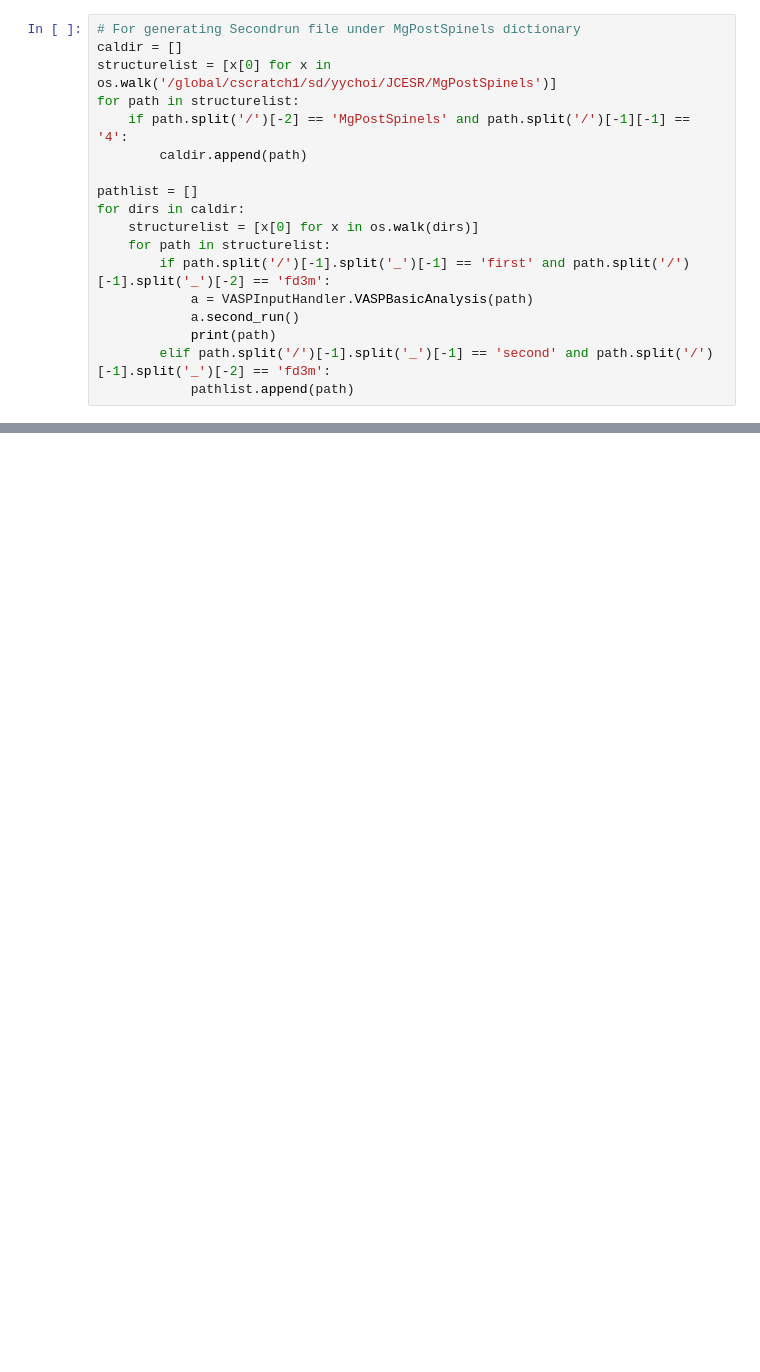
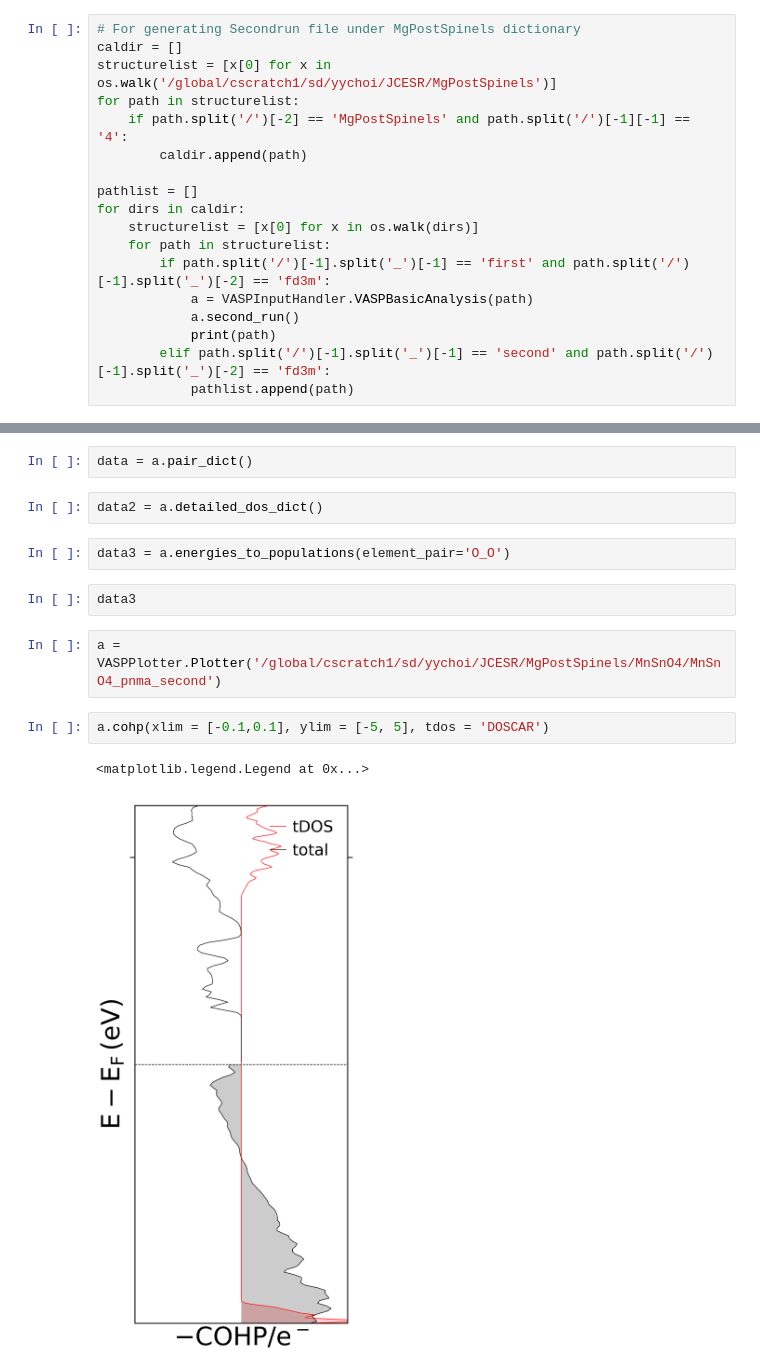
Before and after one commit to YunyeongChoi/myVASPhandler, a Jupyter notebook: Workingnotebook.ipynb, the cells around one changed output, grey strips where cells are left out. Cells and saved outputs as stored; diff of their text form; blank space fills up the shorter version.

```diff
--- a/Workingnotebook.ipynb
+++ b/Workingnotebook.ipynb
@@ -96,0 +133,15 @@ for i, j in enumerate(pathlist):
+# %%
+data = a.pair_dict()
+# %%
+data2 = a.detailed_dos_dict()
+# %%
+data3 = a.energies_to_populations(element_pair='O_O')
+# %%
+data3
+# %%
+a = VASPPlotter.Plotter('/global/cscratch1/sd/yychoi/JCESR/MgPostSpinels/MnSnO4/MnSnO4_pnma_second')
+# %%
+a.cohp(xlim = [-0.1,0.1], ylim = [-5, 5], tdos = 'DOSCAR')
+# %% [output]
+<matplotlib.legend.Legend at 0x...>
+[figure, added]
```
Also changed, not shown: parts of 14 cells of this notebook.
